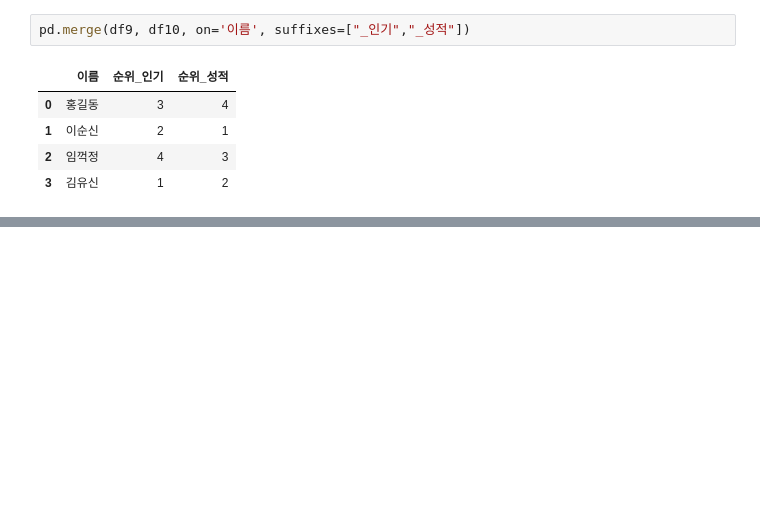
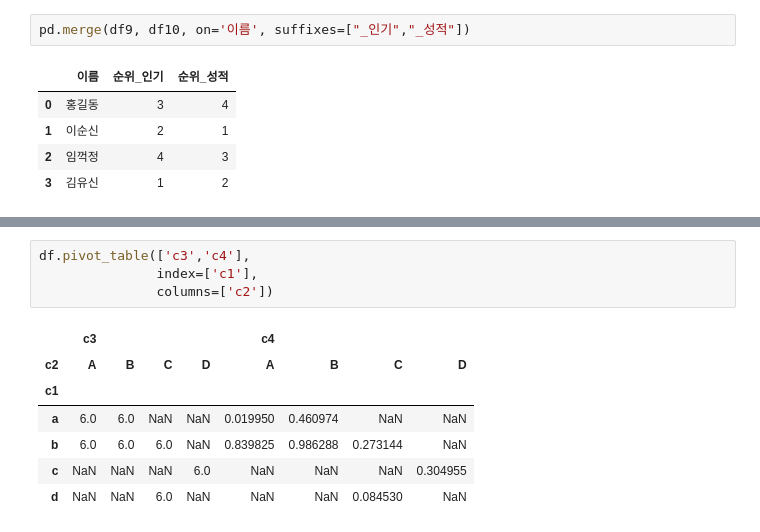
Before and after one commit to unknown-jun/Pandas, a Jupyter notebook: Pandas_Lecture.ipynb, the cells around one changed output, grey strips where cells are left out. Cells and saved outputs as stored; diff of their text form; blank space fills up the shorter version.

```diff
--- a/Pandas_Lecture.ipynb
+++ b/Pandas_Lecture.ipynb
@@ -2311,0 +2831,12 @@ pd.merge(df9, df10, on='이름', suffixes=["_인기","_성적"])
+# %%
+df.pivot_table(['c3','c4'],
+               index=['c1'],
+               columns=['c2'])
+# %% [output]
+|  | c3 |  |  |  | c4 |  |  |  |
+| c2 | A | B | C | D | A | B | C | D |
+| c1 |  |  |  |  |  |  |  |  |
+| a | 6.0 | 6.0 | NaN | NaN | 0.019950 | 0.460974 | NaN | NaN |
+| b | 6.0 | 6.0 | 6.0 | NaN | 0.839825 | 0.986288 | 0.273144 | NaN |
+| c | NaN | NaN | NaN | 6.0 | NaN | NaN | NaN | 0.304955 |
+| d | NaN | NaN | 6.0 | NaN | NaN | NaN | 0.084530 | NaN |
```
Also changed, not shown: parts of 155 cells of this notebook.
